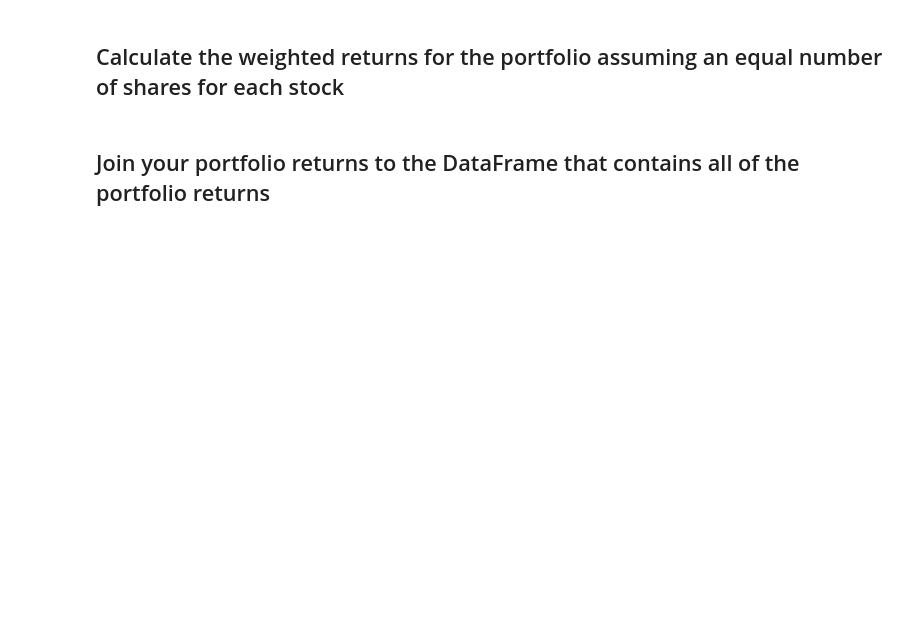
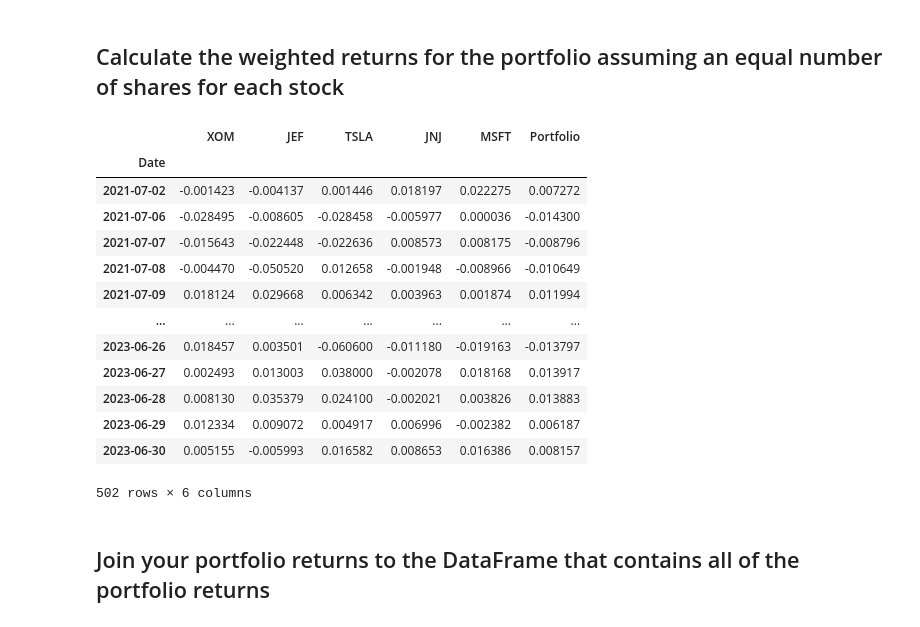
Before and after one commit to boz-tcm/pandas-challenge, a Jupyter notebook: whale_analysis.ipynb, the cells around one changed output. Drawn from its saved outputs; the diff is of its cells as text; code cells hidden in the pictures; blank space fills up the shorter version.

```diff
--- a/whale_analysis.ipynb
+++ b/whale_analysis.ipynb
@@ -855,7 +855,7 @@ print(stocks_price_close_df)
 [503 rows x 5 columns]
 # %%
 # Reorganize portfolio data by having a column per symbol
-stocks_price_close_df = stocks_price_close_df.rename(columns={'XOM Adj Close':'XOM', 'JEF Adj Close':'JEF','TSLA Adj Close':'TSLA','JNJ Adj Close':'JNJ','MSFT Adj Close':'MSFT'})
+stocks_price_close_df = stocks_price_close_df.rename(columns={'XOM Adj Close':'XOM', 'JEF Adj Close':'JEF','TSLA Adj Close':'TSLA','JNJ Adj Close':'JNJ','MSFT Adj Close':'MSFT'}).copy()
 stocks_price_close_df
 # %% [output]
 |  | XOM | JEF | TSLA | JNJ | MSFT |
@@ -874,7 +874,10 @@ stocks_price_close_df
 503 rows × 5 columns
 # %%
 # Calculate daily returns
-
+stocks_returns_df = stocks_price_close_df.pct_change()
+#print(stocks_returns_df)
 # Drop NAs
-
+#print(stocks_returns_df.isnull().value_counts())
+stocks_returns_clean_df = stocks_returns_df.dropna().copy()
 # Display sample data
+stocks_returns_clean_df
@@ -882,11 +900,27 @@ stocks_price_close_df
 ## Calculate the weighted returns for the portfolio assuming an equal number of shares for each stock
 # %%
 # Set weights
-weights = [1/3, 1/3, 1/3]
-
+weights = [1/5, 1/5, 1/5, 1/5, 1/5]
 # Calculate portfolio return
-
+stocks_returns_clean_df['Portfolio'] = stocks_returns_clean_df.dot(weights) # The 'dot' function is a method of the pandas dataframe object
 # Display sample data
+stocks_and_portfolio_returns_df = stocks_returns_clean_df
+stocks_and_portfolio_returns_df
+# %% [output]
+|  | XOM | JEF | TSLA | JNJ | MSFT | Portfolio |
+| Date |  |  |  |  |  |  |
+| 2021-07-02 | -0.001423 | -0.004137 | 0.001446 | 0.018197 | 0.022275 | 0.007272 |
+| 2021-07-06 | -0.028495 | -0.008605 | -0.028458 | -0.005977 | 0.000036 | -0.014300 |
+| 2021-07-07 | -0.015643 | -0.022448 | -0.022636 | 0.008573 | 0.008175 | -0.008796 |
+| 2021-07-08 | -0.004470 | -0.050520 | 0.012658 | -0.001948 | -0.008966 | -0.010649 |
+| 2021-07-09 | 0.018124 | 0.029668 | 0.006342 | 0.003963 | 0.001874 | 0.011994 |
+| ... | ... | ... | ... | ... | ... | ... |
+| 2023-06-26 | 0.018457 | 0.003501 | -0.060600 | -0.011180 | -0.019163 | -0.013797 |
+| 2023-06-27 | 0.002493 | 0.013003 | 0.038000 | -0.002078 | 0.018168 | 0.013917 |
+| 2023-06-28 | 0.008130 | 0.035379 | 0.024100 | -0.002021 | 0.003826 | 0.013883 |
+| 2023-06-29 | 0.012334 | 0.009072 | 0.004917 | 0.006996 | -0.002382 | 0.006187 |
+| 2023-06-30 | 0.005155 | -0.005993 | 0.016582 | 0.008653 | 0.016386 | 0.008157 |
+502 rows × 6 columns
 # %% [markdown]
 ## Join your portfolio returns to the DataFrame that contains all of the portfolio returns
 # %%
```
Also changed, not shown: parts of 2 cells of this notebook.
